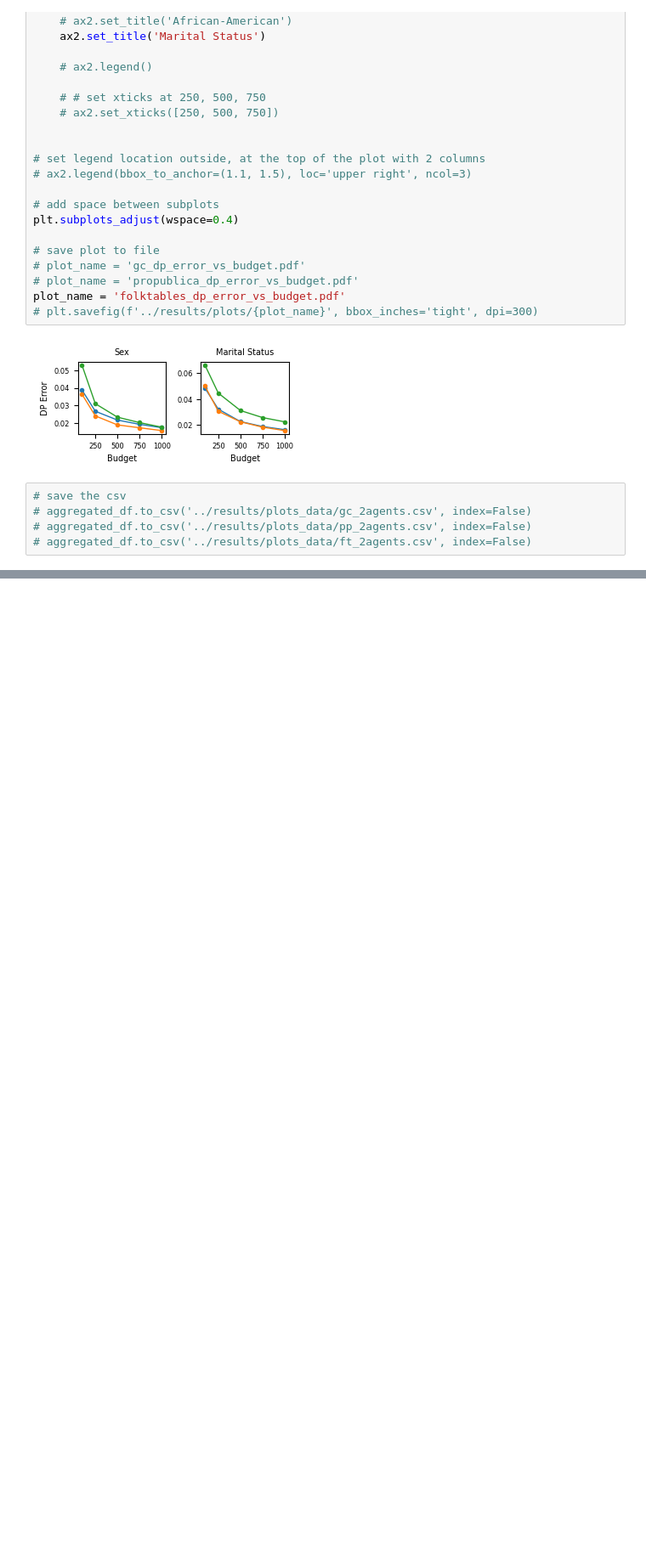
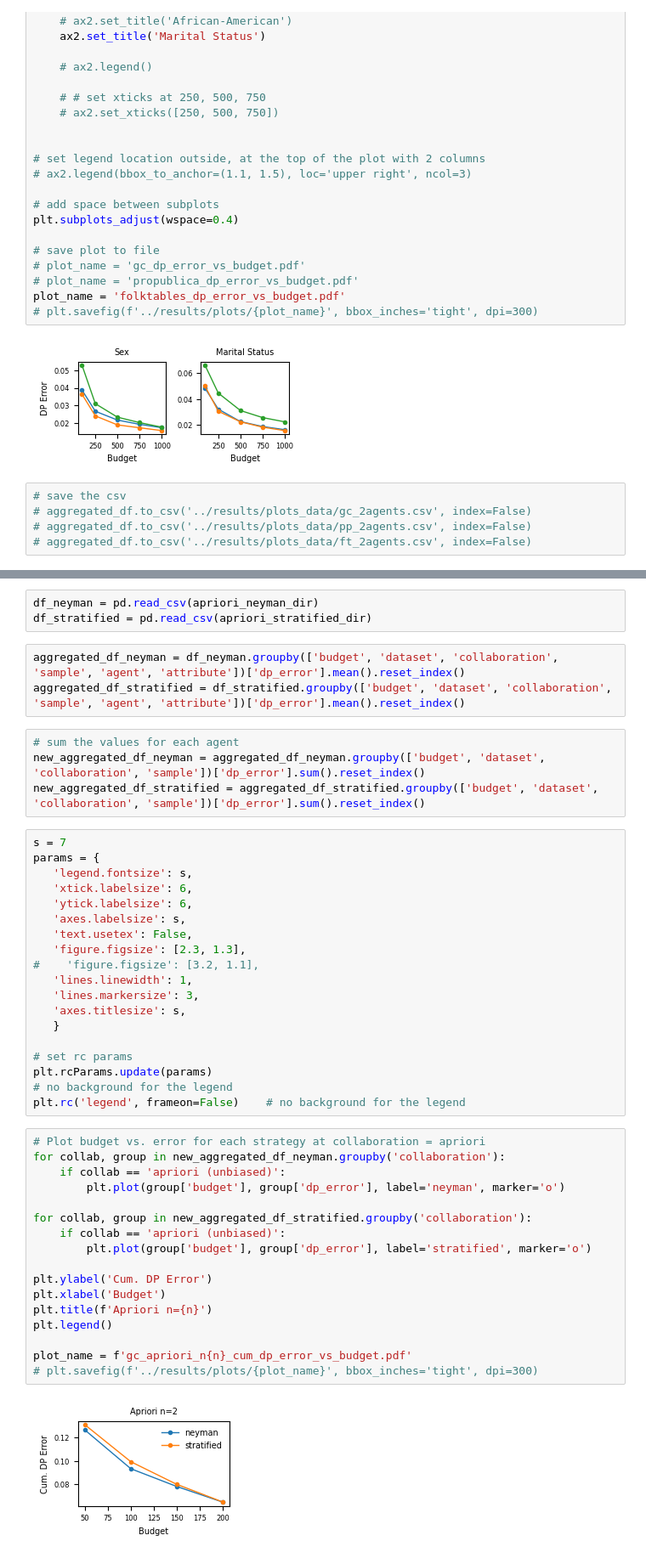
Before and after one commit to sacs-epfl/fairness-audits-with-collaboration, a Jupyter notebook: scripts/plot_errors.ipynb, the cells around one changed output, grey strips where cells are left out. Shown at 85% size. Drawn from its saved outputs; the diff is of its cells as text; blank space fills up the shorter version.

```diff
--- a/scripts/plot_errors.ipynb
+++ b/scripts/plot_errors.ipynb
@@ -123,0 +173,48 @@ plot_name = 'folktables_dp_error_vs_budget.pdf'
+# %%
+df_neyman = pd.read_csv(apriori_neyman_dir)
+df_stratified = pd.read_csv(apriori_stratified_dir)
+# %%
+aggregated_df_neyman = df_neyman.groupby(['budget', 'dataset', 'collaboration', 'sample', 'agent', 'attribute'])['dp_error'].mean().reset_index()
+aggregated_df_stratified = df_stratified.groupby(['budget', 'dataset', 'collaboration', 'sample', 'agent', 'attribute'])['dp_error'].mean().reset_index()
+# %%
+# sum the values for each agent
+new_aggregated_df_neyman = aggregated_df_neyman.groupby(['budget', 'dataset', 'collaboration', 'sample'])['dp_error'].sum().reset_index()
+new_aggregated_df_stratified = aggregated_df_stratified.groupby(['budget', 'dataset', 'collaboration', 'sample'])['dp_error'].sum().reset_index()
+# %%
+s = 7
+params = {
+   'legend.fontsize': s,
+   'xtick.labelsize': 6,
+   'ytick.labelsize': 6,
+   'axes.labelsize': s,
+   'text.usetex': False,
+   'figure.figsize': [2.3, 1.3],
+#    'figure.figsize': [3.2, 1.1],
+   'lines.linewidth': 1,
+   'lines.markersize': 3,
+   'axes.titlesize': s,
+   }
+
+# set rc params
+plt.rcParams.update(params)
+# no background for the legend
+plt.rc('legend', frameon=False)    # no background for the legend
+# %%
+# Plot budget vs. error for each strategy at collaboration = apriori
+for collab, group in new_aggregated_df_neyman.groupby('collaboration'):
+    if collab == 'apriori (unbiased)':
+        plt.plot(group['budget'], group['dp_error'], label='neyman', marker='o')
+
+for collab, group in new_aggregated_df_stratified.groupby('collaboration'):
+    if collab == 'apriori (unbiased)':
+        plt.plot(group['budget'], group['dp_error'], label='stratified', marker='o')
+
+plt.ylabel('Cum. DP Error')
+plt.xlabel('Budget')
+plt.title(f'Apriori n={n}')
+plt.legend()
+
+plot_name = f'gc_apriori_n{n}_cum_dp_error_vs_budget.pdf'
+# plt.savefig(f'../results/plots/{plot_name}', bbox_inches='tight', dpi=300)
+# %% [output]
+[figure, added]
```
Also changed, not shown: parts of 8 cells of this notebook, 6 other files.
